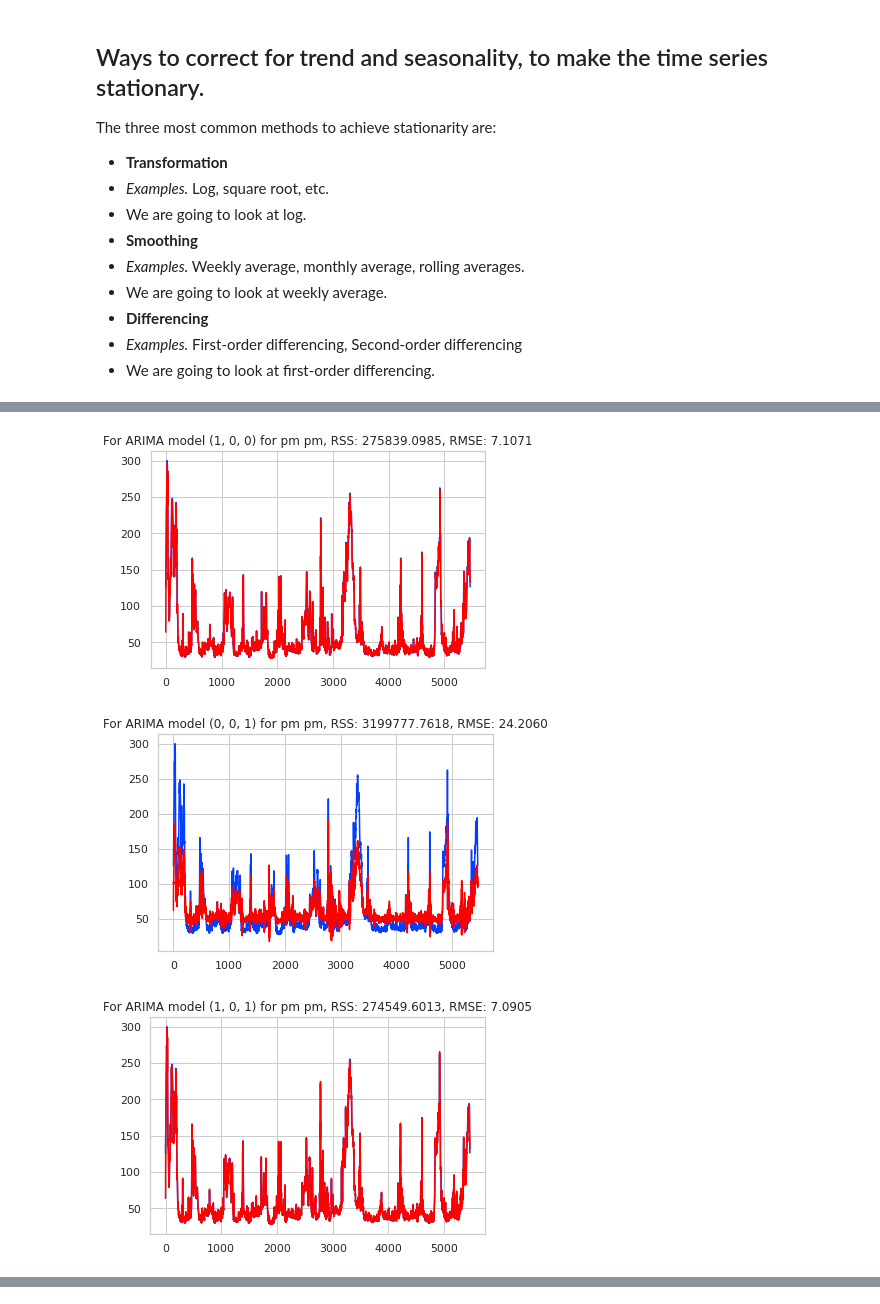
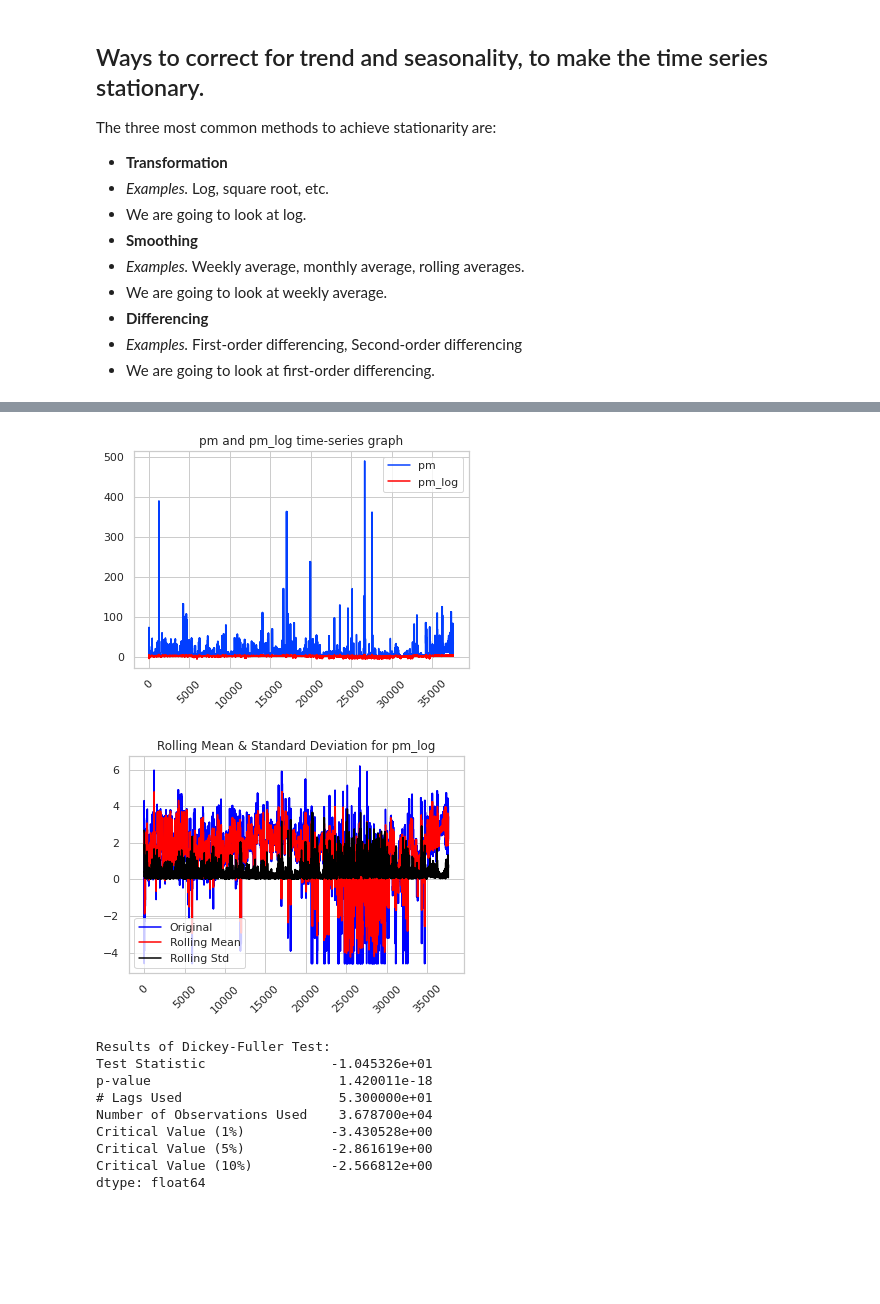
Before and after one commit to gideononyewuenyi/Time-Series-Analysis, a Jupyter notebook: Time_Series_3.ipynb, the cells around one changed output, grey strips where cells are left out. Cells and saved outputs as stored; diff of their text form; code cells hidden in the pictures; blank space fills up the shorter version.

```diff
--- a/Time_Series_3.ipynb
+++ b/Time_Series_3.ipynb
@@ -264,21 +255,21 @@ The three most common methods to achieve stationarity are:
 # %%
-def plot_transformed_data(df, ts, ts_transform):
+def plot_transformed_data(df, pm, pm_transform):
   """
   Plot transformed and original time series data
   """
   # Plot time series data
   f, ax = plt.subplots(1,1)
-  ax.plot(df[ts])
-  ax.plot(df[ts_transform], color = 'red')
+  ax.plot(df[pm])
+  ax.plot(df[pm_transform], color = 'red')
 
   # Add title
-  ax.set_title('%s and %s time-series graph' %(ts, ts_transform))
+  ax.set_title('%s and %s time-series graph' %(pm, pm_transform))
 
   # Rotate x-labels
   ax.tick_params(axis = 'x', rotation = 45)
 
   # Add legend
-  ax.legend([ts, ts_transform])
+  ax.legend([pm, pm_transform])
 
   plt.show()
   plt.close()
@@ -519,26 +278,23 @@ def run_arima_model(df, pm, p, d, q):
-# %%
-# Note: I do the differencing in the transformation of the data 'ts_log_diff'
-# AR model with 1st order differencing - ARIMA (1,0,0)
-model_AR = run_arima_model(df = df,
-                           pm = 'pm',
-                           p = 1,
-                           d = 0,
-                           q = 0)
-
-# MA model with 1st order differencing - ARIMA (0,0,1)
-model_MA = run_arima_model(df = df,
-                           pm = 'pm',
-                           p = 0,
-                           d = 0,
-                           q = 1)
-
-# ARMA model with 1st order differencing - ARIMA (1,0,1)
-model_MA = run_arima_model(df = df,
-                           pm = 'pm',
-                           p = 1,
-                           d = 0,
-                           q = 1)
-# %% [output]
-[figure, removed]
-[figure, removed]
-[figure, removed]
+# %%
+# Transformation - log ts
+df['pm_log'] = df['pm'].apply(lambda x: np.log(x))
+
+
+# Display data
+display(df.head(10))
+
+
+#df = df['pm_log'].dropna()
+
+
+# Plot data
+plot_transformed_data(df = df,
+                      pm = 'pm',
+                      pm_transform = 'pm_log')
+
+df = df[ ~( df.isin( [np.inf, -np.inf]).any(axis =1) )]
+
+# Perform stationarity test
+test_stationarity(df = df,
+                  pm = 'pm_log')
+# %% [output]
@@ -544,0 +312,11 @@ model_MA = run_arima_model(df = df,
+[figure, added]
+[figure, added]
+Results of Dickey-Fuller Test:
+Test Statistic                -1.045326e+01
+p-value                        1.420011e-18
+# Lags Used                    5.300000e+01
+Number of Observations Used    3.678700e+04
+Critical Value (1%)           -3.430528e+00
+Critical Value (5%)           -2.861619e+00
+Critical Value (10%)          -2.566812e+00
+dtype: float64
```
Also changed, not shown: parts of 13 cells of this notebook.
